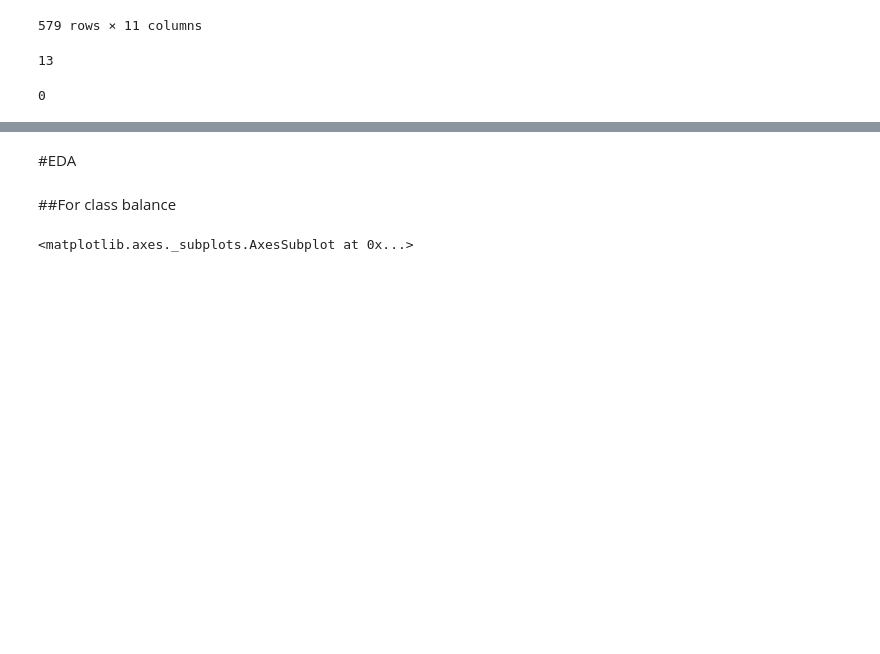
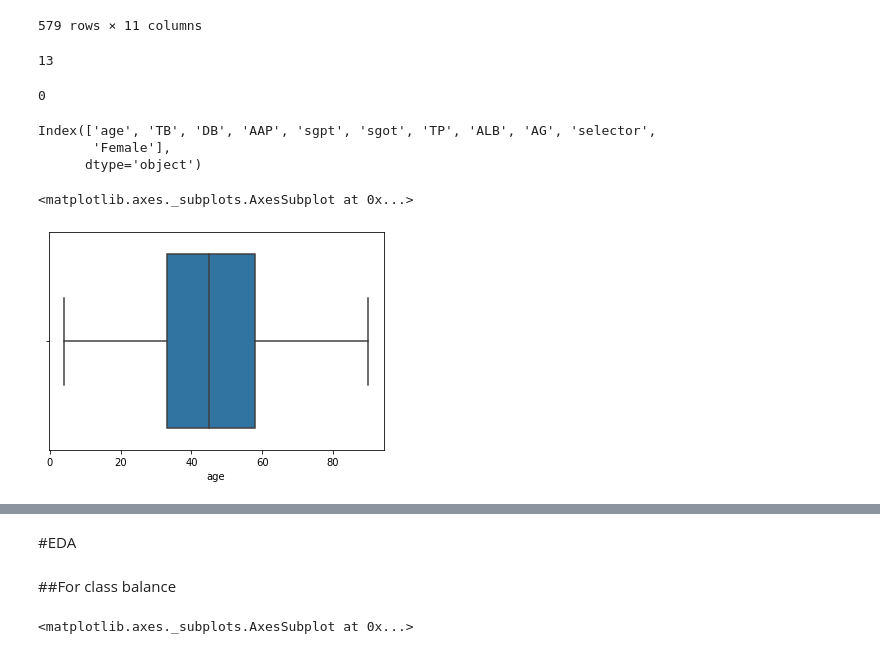
Before and after one commit to MugoChege/Liver-and-Tweets, a Jupyter notebook: Liver.ipynb, the cells around one changed output, grey strips where cells are left out. Cells and saved outputs as stored; diff of their text form; code cells hidden in the pictures; blank space fills up the shorter version.

```diff
--- a/Liver.ipynb
+++ b/Liver.ipynb
@@ -166,3 +166,14 @@ sure.drop_duplicates(inplace= True)
 sure.duplicated().sum()
 # %% [output]
 0
+# %%
+sure.columns
+# %% [output]
+Index(['age', 'TB', 'DB', 'AAP', 'sgpt', 'sgot', 'TP', 'ALB', 'AG', 'selector',
+       'Female'],
+      dtype='object')
+# %%
+sns.boxplot(sure['age'])
+# %% [output]
+<matplotlib.axes._subplots.AxesSubplot at 0x...>
+[figure, added]
```
Also changed, not shown: parts of 22 cells of this notebook.
